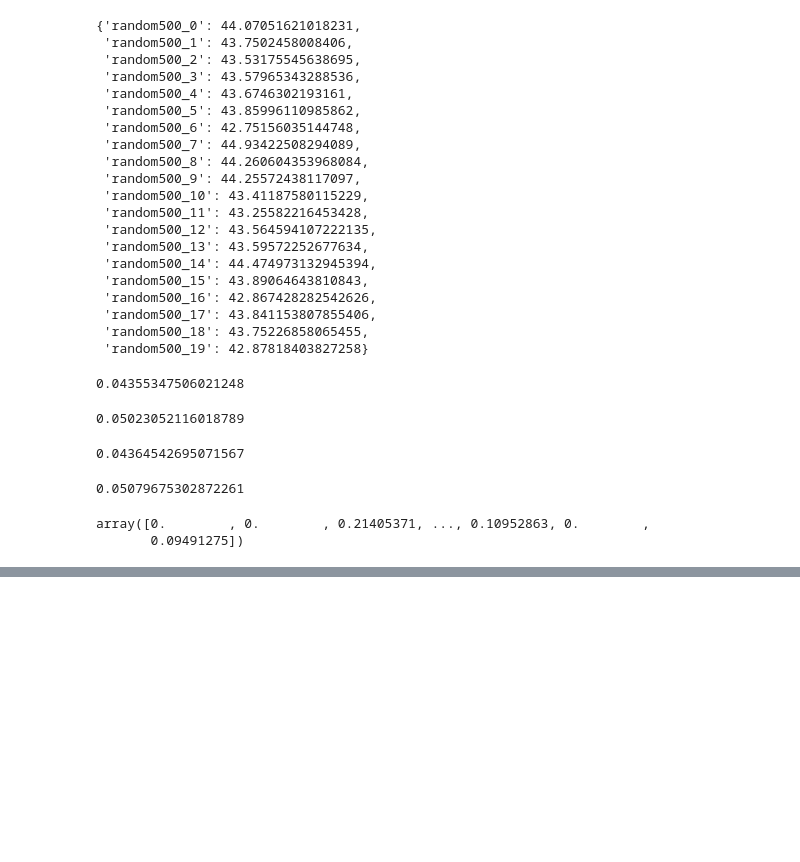
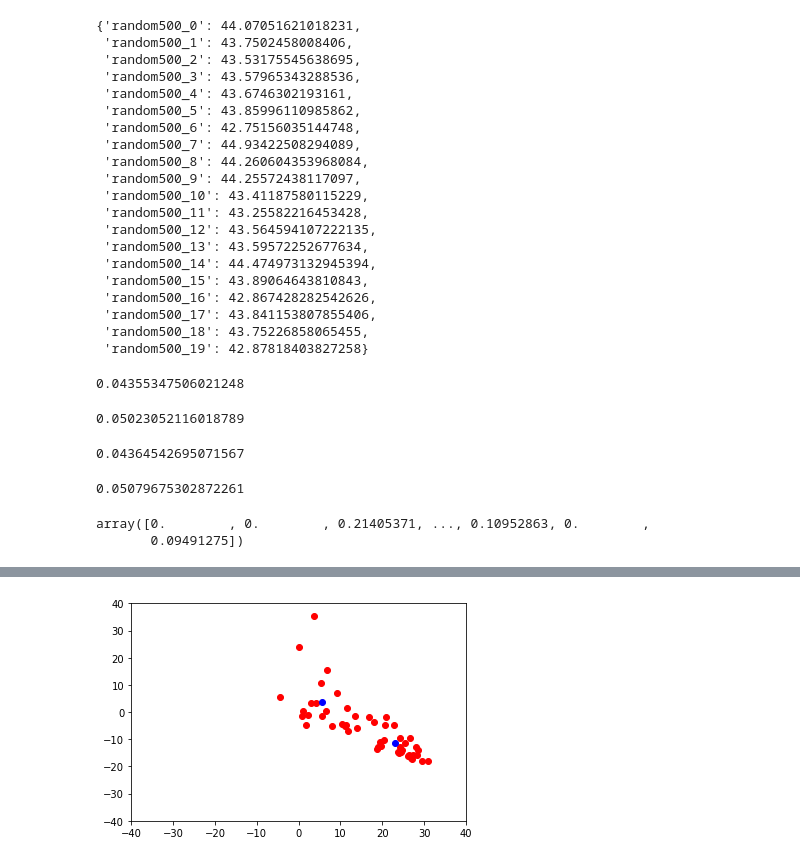
Before and after one commit to tyler-martin-12/tcav_on_azure, a Jupyter notebook: random_class_density.ipynb, the cells around one changed output, grey strips where cells are left out. Saved outputs shown, nothing was run; the diff lists cells and outputs as text; code cells hidden in the pictures; blank space fills up the shorter version.

```diff
--- a/random_class_density.ipynb
+++ b/random_class_density.ipynb
@@ -350,0 +417,13 @@ array([0.        , 0.        , 0.21405371, ..., 0.10952863, 0.        ,
+# %%
+concept = 'striped_sub_1'
+
+concept_dir = os.path.join(working_dir,'concepts/'+concept)
+concept_image_list = files_from_dir_ext(concept_dir,'jpg')
+concept_image_list.sort()
+
+n = 131072
+activations = np.zeros((len(concept_image_list),n))
+for idx,image_path in enumerate(concept_image_list):
+    img = prep2(os.path.join(concept_dir,image_path))
+    acts_orig = get_acts(np.expand_dims(img, axis=0))
+    activations[idx] = acts_orig
@@ -350,0 +432,4 @@ array([0.        , 0.        , 0.21405371, ..., 0.10952863, 0.        ,
+# %%
+gm = GaussianMixture(n_components=2)
+# %%
+embed_pca = np.dot(pca_components, activations.T)
@@ -350,0 +451,11 @@ array([0.        , 0.        , 0.21405371, ..., 0.10952863, 0.        ,
+# %%
+plt.scatter(embed_pca[0], embed_pca[1], color = 'r')
+
+plt.scatter(gm.means_[0][0],gm.means_[0][1], color = 'b')
+plt.scatter(gm.means_[1][0],gm.means_[1][1], color = 'b')
+
+
+my_xlim = plt.xlim([-40,40])
+my_ylim = plt.ylim([-40,40])
+# %% [output]
+[figure, added]
```
Also changed, not shown: parts of 18 cells of this notebook, 2 other files.
